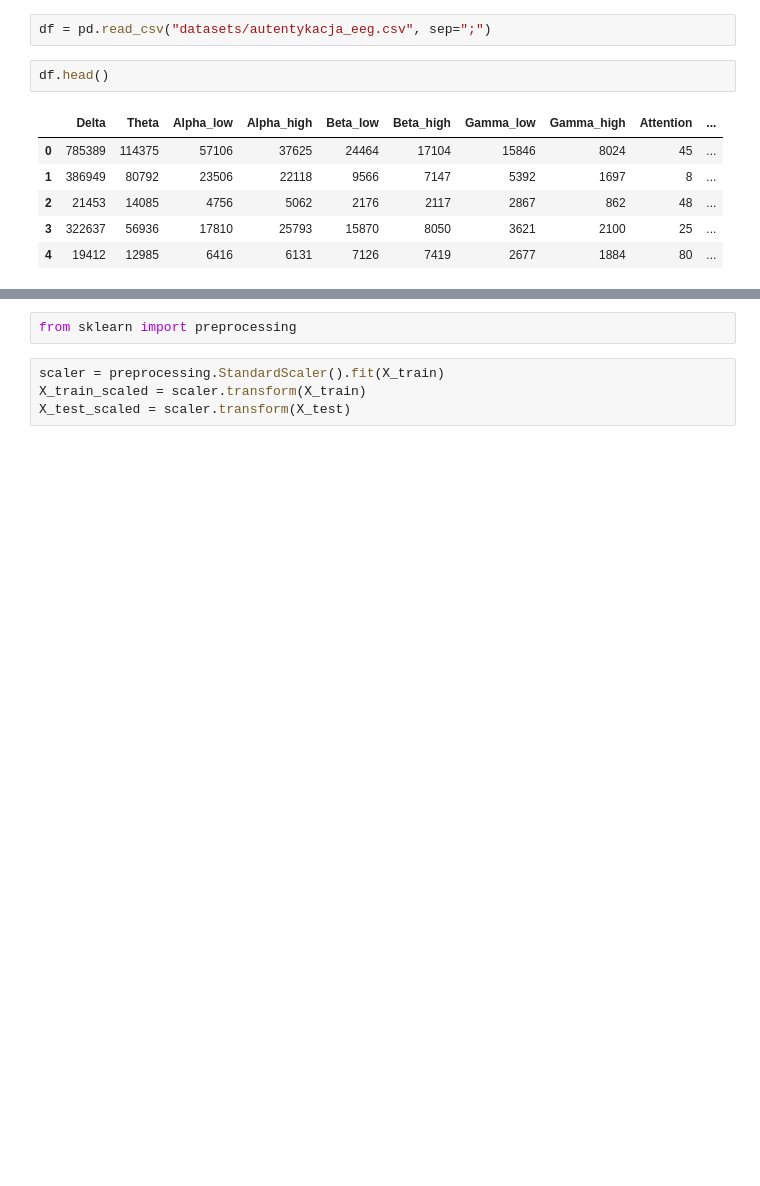
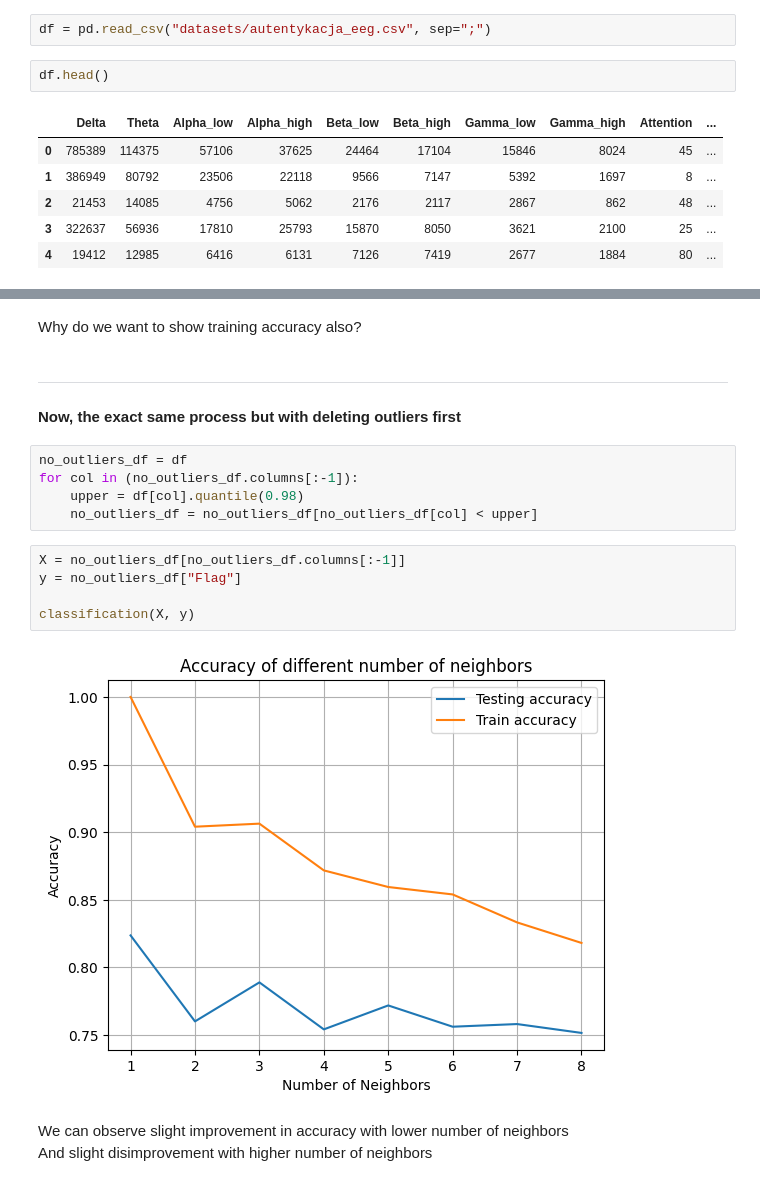
Before and after one commit to kacper-daniel/data-playground, a Jupyter notebook: warsztat-ai/knn.ipynb, the cells around one changed output, grey strips where cells are left out. Drawn from its saved outputs; the diff is of its cells as text; blank space fills up the shorter version.

Commit message:
created first knn pipeline and compared results with as well as without outliers

```diff
--- a/warsztat-ai/knn.ipynb
+++ b/warsztat-ai/knn.ipynb
@@ -23,6 +53,20 @@ X_train, X_test, y_train, y_test = train_test_split(X, y, test_size=0.25, random
-# %%
-from sklearn import preprocessing
-# %%
-scaler = preprocessing.StandardScaler().fit(X_train)
-X_train_scaled = scaler.transform(X_train)
-X_test_scaled = scaler.transform(X_test)
+# %% [markdown]
+Why do we want to show training accuracy also?
+# %% [markdown]
+<hr>
+<h4>Now, the exact same process but with deleting outliers first</h4>
+# %%
+no_outliers_df = df
+for col in (no_outliers_df.columns[:-1]):
+    upper = df[col].quantile(0.98)
+    no_outliers_df = no_outliers_df[no_outliers_df[col] < upper]
+# %%
+X = no_outliers_df[no_outliers_df.columns[:-1]]
+y = no_outliers_df["Flag"]
+
+classification(X, y)
+# %% [output]
+[figure, added]
+# %% [markdown]
+We can observe slight improvement in accuracy with lower number of neighbors <br>
+And slight disimprovement with higher number of neighbors
```
Also changed, not shown: parts of 3 cells of this notebook.
